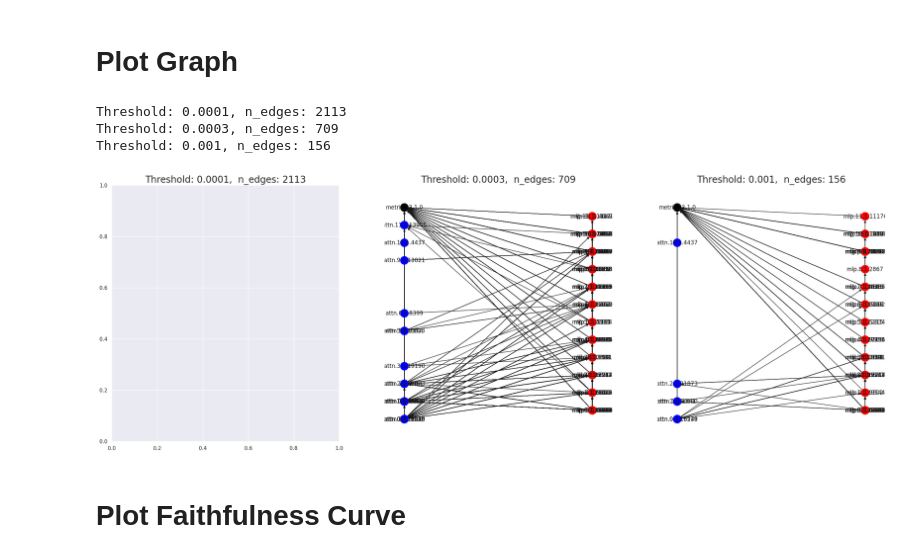
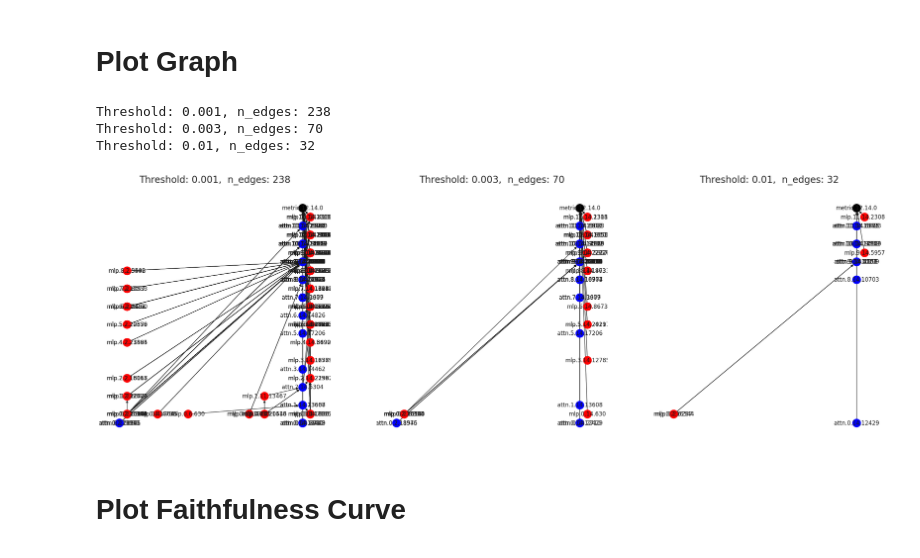
Before and after one commit to dtch1997/circuit-finder, a Jupyter notebook: circuit_finder/experiments/viz_leap_experiment_results.ipynb, the cells around one changed output. Drawn from its saved outputs; the diff is of its cells as text; code cells hidden in the pictures.

```diff
--- a/circuit_finder/experiments/viz_leap_experiment_results.ipynb
+++ b/circuit_finder/experiments/viz_leap_experiment_results.ipynb
@@ -46,32 +46,33 @@ df.head()
 # %%
 import matplotlib.pyplot as plt
 
 fig, axs = plt.subplots(nrows=1, ncols=3, figsize=(30, 10))
 thresholds = [
-    0.0001,
-    0.0003,
     0.001,
+    0.003,
+    0.01,
+    # 0.06
 ]
 
 for ax, threshold in zip(axs, thresholds):
     with open(results_dir / f"leap-graph_threshold={threshold}.json") as f:
         graph = EAPGraph.from_json(json.load(f))
 
     n_edges = len(graph.get_edges())
     print(f"Threshold: {threshold}, n_edges: {n_edges}")
     ax.set_title(f"Threshold: {threshold},  n_edges: {n_edges}", fontsize=20)
 
     if n_edges > 1000:
         continue
     show_attrib_graph(graph, ax=ax)
 
 
 fig.show()
 # %% [output]
-Threshold: 0.0001, n_edges: 2113
-Threshold: 0.0003, n_edges: 709
-Threshold: 0.001, n_edges: 156
+Threshold: 0.001, n_edges: 238
+Threshold: 0.003, n_edges: 70
+Threshold: 0.01, n_edges: 32
-[figure, old version]
+[figure, new version]
 # %% [markdown]
 # Plot Faithfulness Curve
 # %%
```
Also changed, not shown: parts of 3 cells of this notebook, 1 other file.
